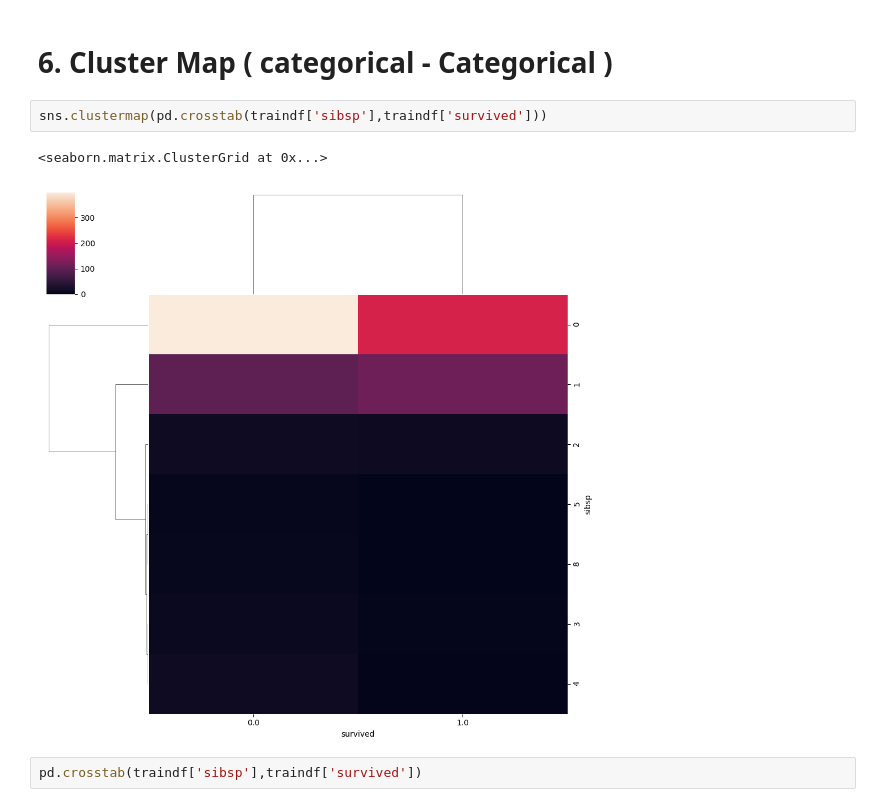
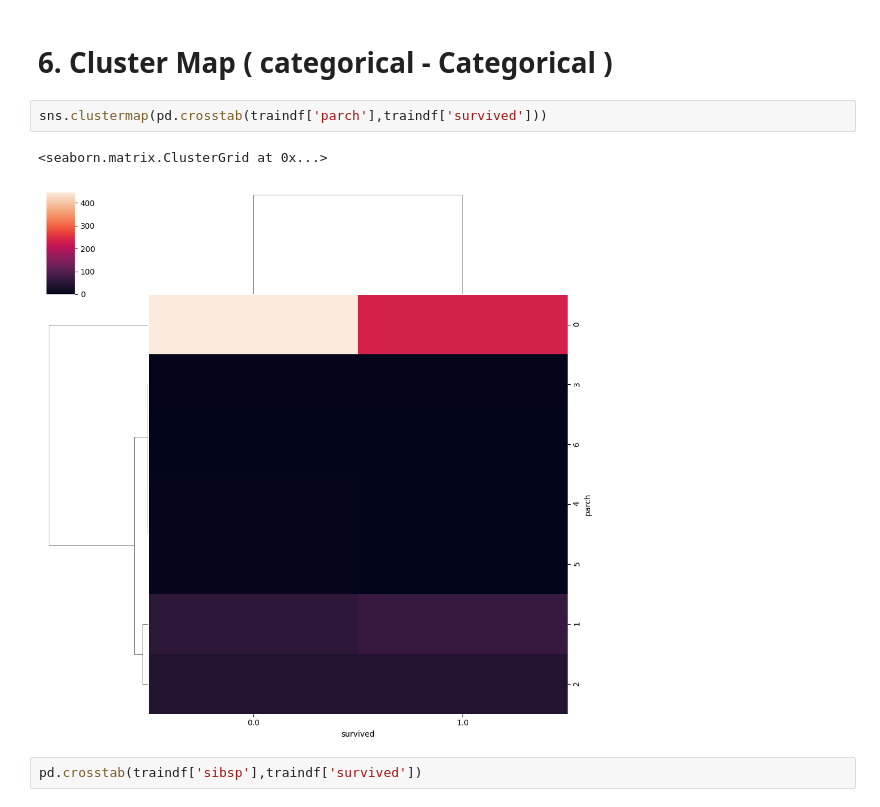
Before and after one commit to theakash07/100_Days_Machine_Learning, a Jupyter notebook: Day21EDA_using_Bivariate_and_Multivariate_Analysis.ipynb, the cells around one changed output. Drawn from its saved outputs; the diff is of its cells as text.

```diff
--- a/Day21EDA_using_Bivariate_and_Multivariate_Analysis.ipynb
+++ b/Day21EDA_using_Bivariate_and_Multivariate_Analysis.ipynb
@@ -219,10 +219,10 @@ Name: pclass, Length: 891, dtype: int64
 # %% [markdown]
 # **6. Cluster Map ( categorical - Categorical )**
 # %%
-sns.clustermap(pd.crosstab(traindf['sibsp'],traindf['survived']))
+sns.clustermap(pd.crosstab(traindf['parch'],traindf['survived']))
 # %% [output]
 <seaborn.matrix.ClusterGrid at 0x...>
-[figure, old version]
+[figure, new version]
 # %%
 pd.crosstab(traindf['sibsp'],traindf['survived'])
 # %% [output]
```
